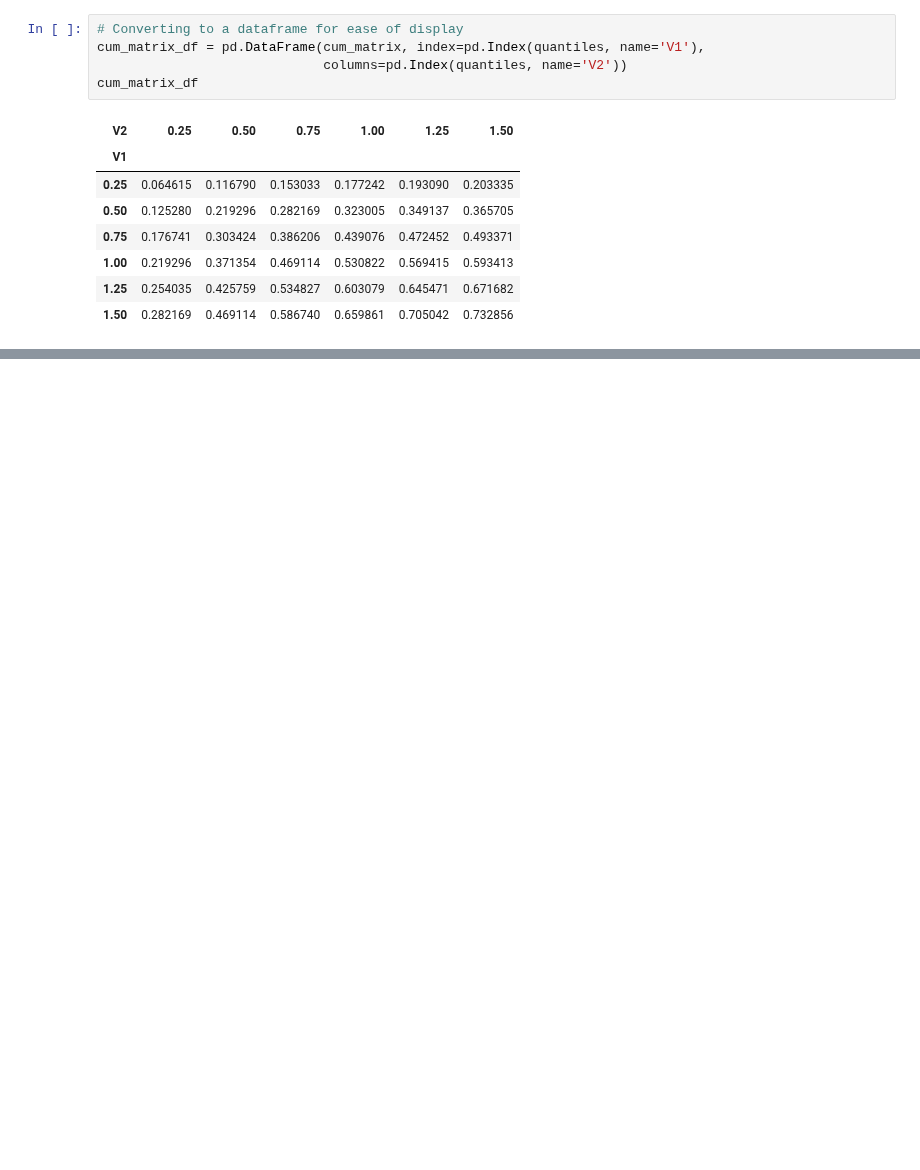
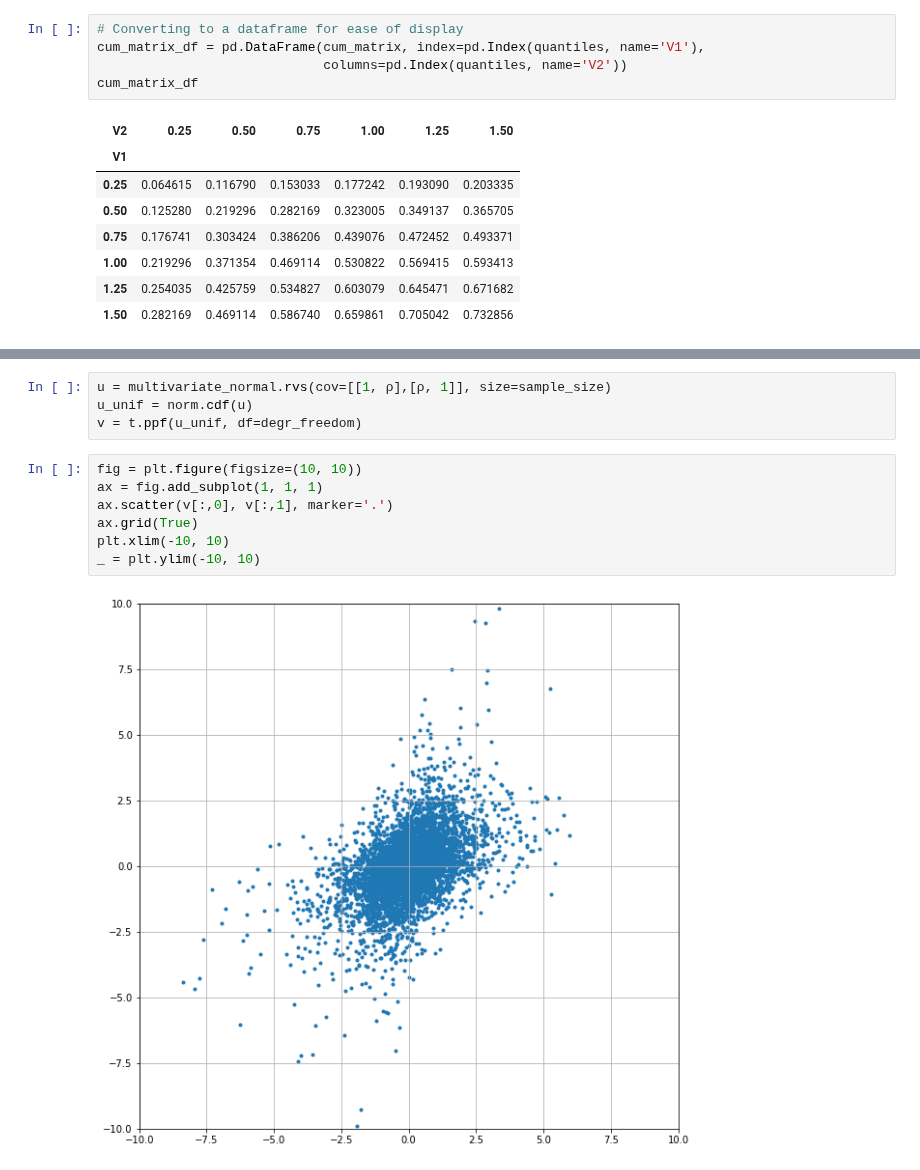
Before and after one commit to ilchen/RMaFI, a Jupyter notebook: ch11.ipynb, the cells around one changed output, grey strips where cells are left out. Drawn from its saved outputs; the diff is of its cells as text; blank space fills up the shorter version.

```diff
--- a/ch11.ipynb
+++ b/ch11.ipynb
@@ -319,0 +342,13 @@ cum_matrix_df
+# %%
+u = multivariate_normal.rvs(cov=[[1, ρ],[ρ, 1]], size=sample_size)
+u_unif = norm.cdf(u)
+v = t.ppf(u_unif, df=degr_freedom)
+# %%
+fig = plt.figure(figsize=(10, 10))
+ax = fig.add_subplot(1, 1, 1)
+ax.scatter(v[:,0], v[:,1], marker='.')
+ax.grid(True)
+plt.xlim(-10, 10)
+_ = plt.ylim(-10, 10)
+# %% [output]
+[figure, added]
```
Also changed, not shown: parts of 6 cells of this notebook.
